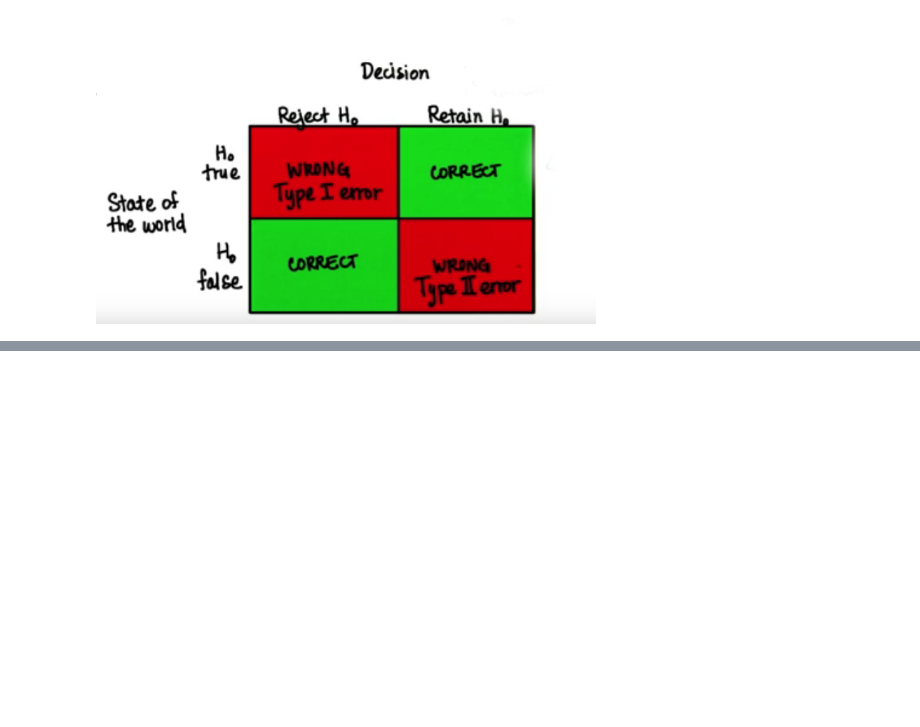
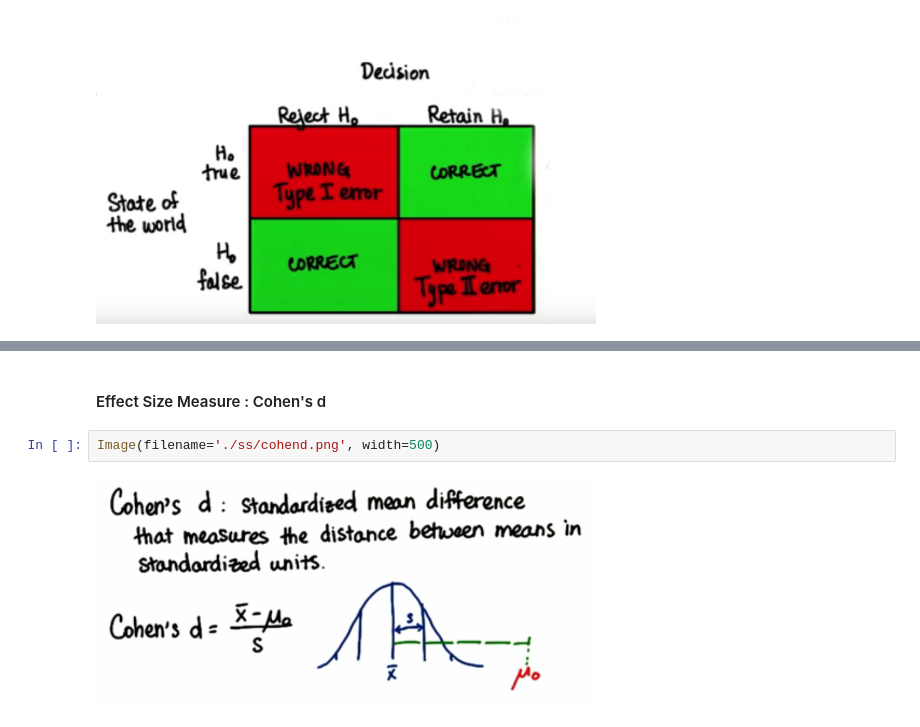
Before and after one commit to sametmarasli/statistical_data_analysis, a Jupyter notebook: notebooks/inferential_statistics.ipynb, the cells around one changed output, grey strips where cells are left out. Saved outputs shown, nothing was run; the diff lists cells and outputs as text; blank space fills up the shorter version.

```diff
--- a/notebooks/inferential_statistics.ipynb
+++ b/notebooks/inferential_statistics.ipynb
@@ -259,0 +358,6 @@ Image(filename='./ss/decisionerrors.png', width=500)
+# %% [markdown]
+#### Effect Size Measure : Cohen's d
+# %%
+Image(filename='./ss/cohend.png', width=500)
+# %% [output]
+[figure, added]
```
Also changed, not shown: parts of 25 cells of this notebook, 8 other files.
